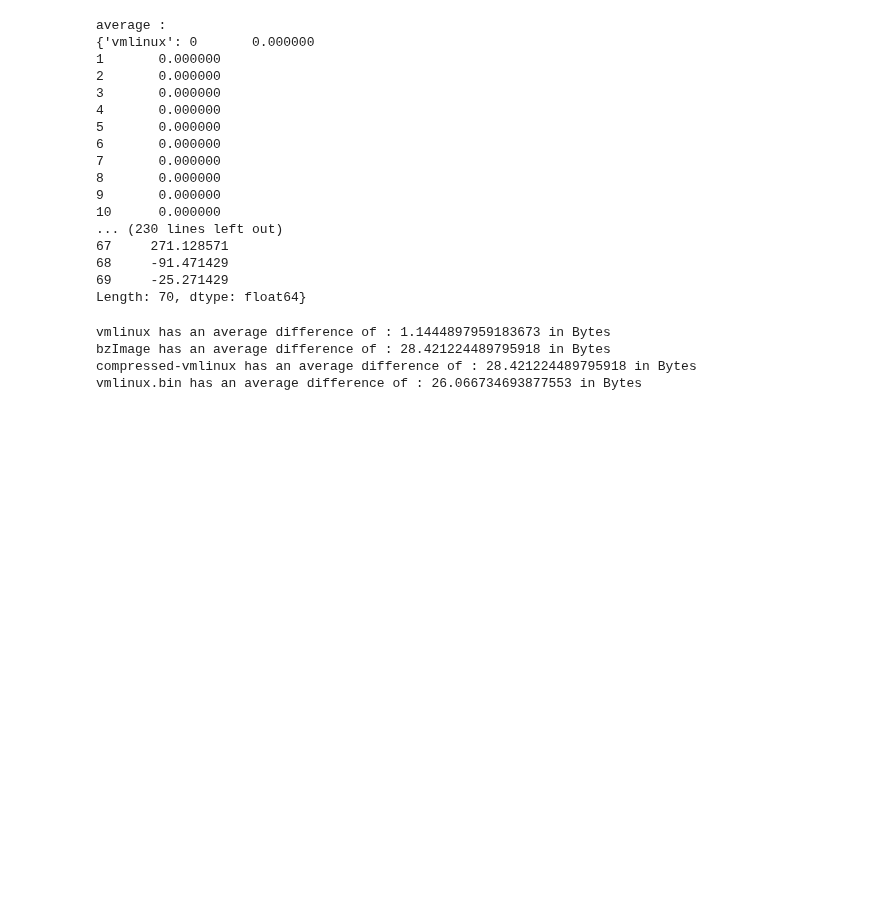
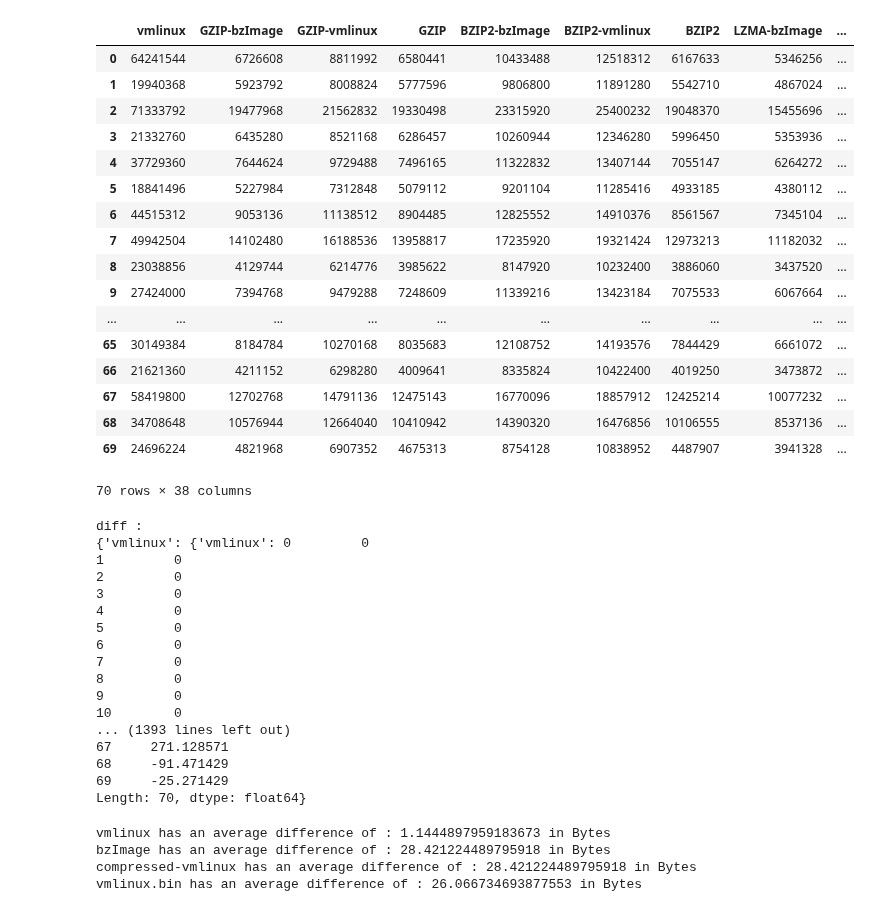
Before and after one commit to garandria/ProjetIrma, a Jupyter notebook: csv/comparator.ipynb, the cells around one changed output. Saved outputs shown, nothing was run; the diff lists cells and outputs as text; code cells hidden in the pictures; blank space fills up the shorter version.

```diff
--- a/csv/comparator.ipynb
+++ b/csv/comparator.ipynb
@@ -3,5 +4,25 @@ import pandas as pd
 # %%
 df = pd.read_csv('kernels_compare.csv')
+df
+# %% [output]
+|  | vmlinux | GZIP-bzImage | GZIP-vmlinux | GZIP | BZIP2-bzImage | BZIP2-vmlinux | BZIP2 | LZMA-bzImage | ... |
+| 0 | 64241544 | 6726608 | 8811992 | 6580441 | 10433488 | 12518312 | 6167633 | 5346256 | ... |
+| 1 | 19940368 | 5923792 | 8008824 | 5777596 | 9806800 | 11891280 | 5542710 | 4867024 | ... |
+| 2 | 71333792 | 19477968 | 21562832 | 19330498 | 23315920 | 25400232 | 19048370 | 15455696 | ... |
+| 3 | 21332760 | 6435280 | 8521168 | 6286457 | 10260944 | 12346280 | 5996450 | 5353936 | ... |
+| 4 | 37729360 | 7644624 | 9729488 | 7496165 | 11322832 | 13407144 | 7055147 | 6264272 | ... |
+| 5 | 18841496 | 5227984 | 7312848 | 5079112 | 9201104 | 11285416 | 4933185 | 4380112 | ... |
+| 6 | 44515312 | 9053136 | 11138512 | 8904485 | 12825552 | 14910376 | 8561567 | 7345104 | ... |
+| 7 | 49942504 | 14102480 | 16188536 | 13958817 | 17235920 | 19321424 | 12973213 | 11182032 | ... |
+| 8 | 23038856 | 4129744 | 6214776 | 3985622 | 8147920 | 10232400 | 3886060 | 3437520 | ... |
+| 9 | 27424000 | 7394768 | 9479288 | 7248609 | 11339216 | 13423184 | 7075533 | 6067664 | ... |
+| ... | ... | ... | ... | ... | ... | ... | ... | ... | ... |
+| 65 | 30149384 | 8184784 | 10270168 | 8035683 | 12108752 | 14193576 | 7844429 | 6661072 | ... |
+| 66 | 21621360 | 4211152 | 6298280 | 4009641 | 8335824 | 10422400 | 4019250 | 3473872 | ... |
+| 67 | 58419800 | 12702768 | 14791136 | 12475143 | 16770096 | 18857912 | 12425214 | 10077232 | ... |
+| 68 | 34708648 | 10576944 | 12664040 | 10410942 | 14390320 | 16476856 | 10106555 | 8537136 | ... |
+| 69 | 24696224 | 4821968 | 6907352 | 4675313 | 8754128 | 10838952 | 4487907 | 3941328 | ... |
+70 rows × 38 columns
 # %%
 compression = ["GZIP","BZIP2","LZMA","XZ","LZO","LZ4"]
 diff = {}
@@ -46,23 +67,23 @@ for k in diff:
     tmp = tmp / size
     average[k] = tmp
 # %%
-#print("diff : \n" + str(diff))
-#print("\n")
+print("diff : \n" + str(diff))
+print("\n")
 print("average : \n" + str(average))
 # %% [output]
-average :
-{'vmlinux': 0       0.000000
-1       0.000000
-2       0.000000
-3       0.000000
-4       0.000000
-5       0.000000
-6       0.000000
-7       0.000000
-8       0.000000
-9       0.000000
-10      0.000000
-... (230 lines left out)
+diff :
+{'vmlinux': {'vmlinux': 0         0
+1         0
+2         0
+3         0
+4         0
+5         0
+6         0
+7         0
+8         0
+9         0
+10        0
+... (1393 lines left out)
 67     271.128571
 68     -91.471429
 69     -25.271429
```
Also changed, not shown: parts of 4 cells of this notebook.
